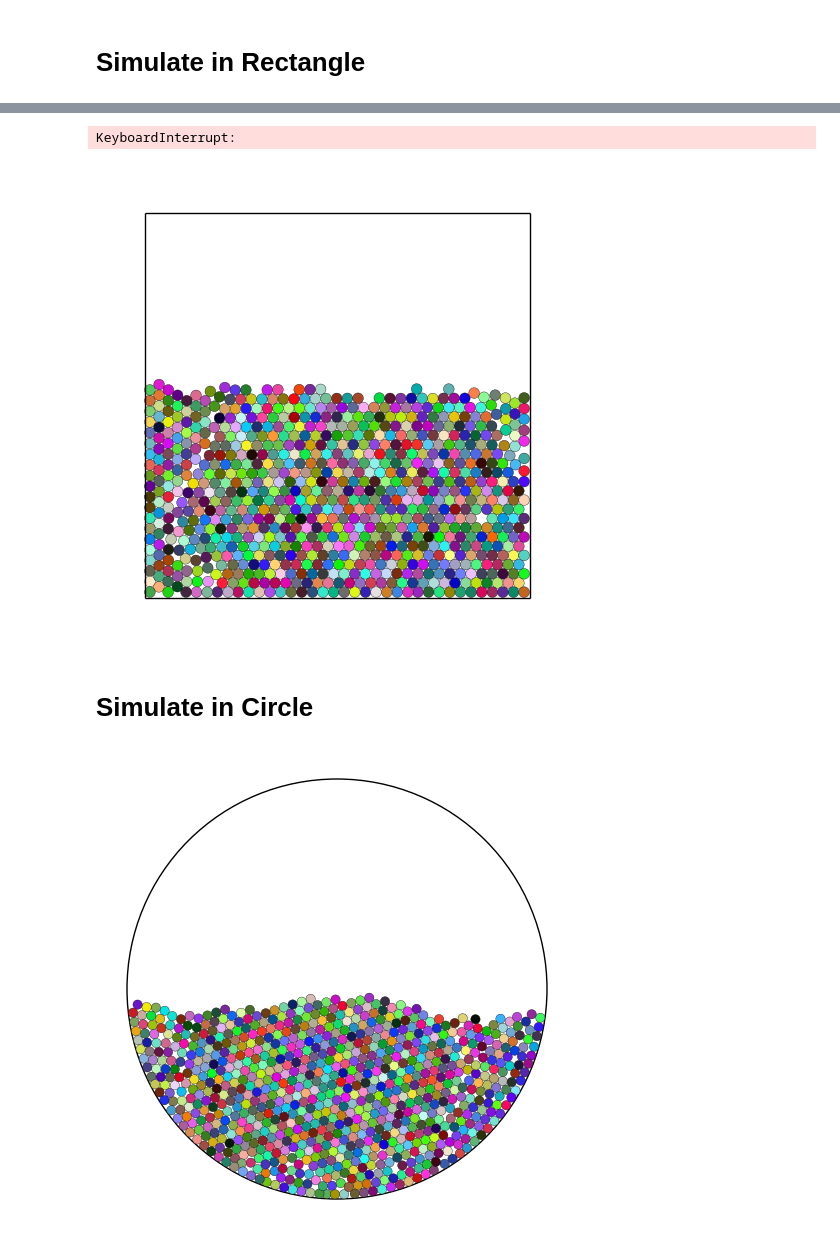
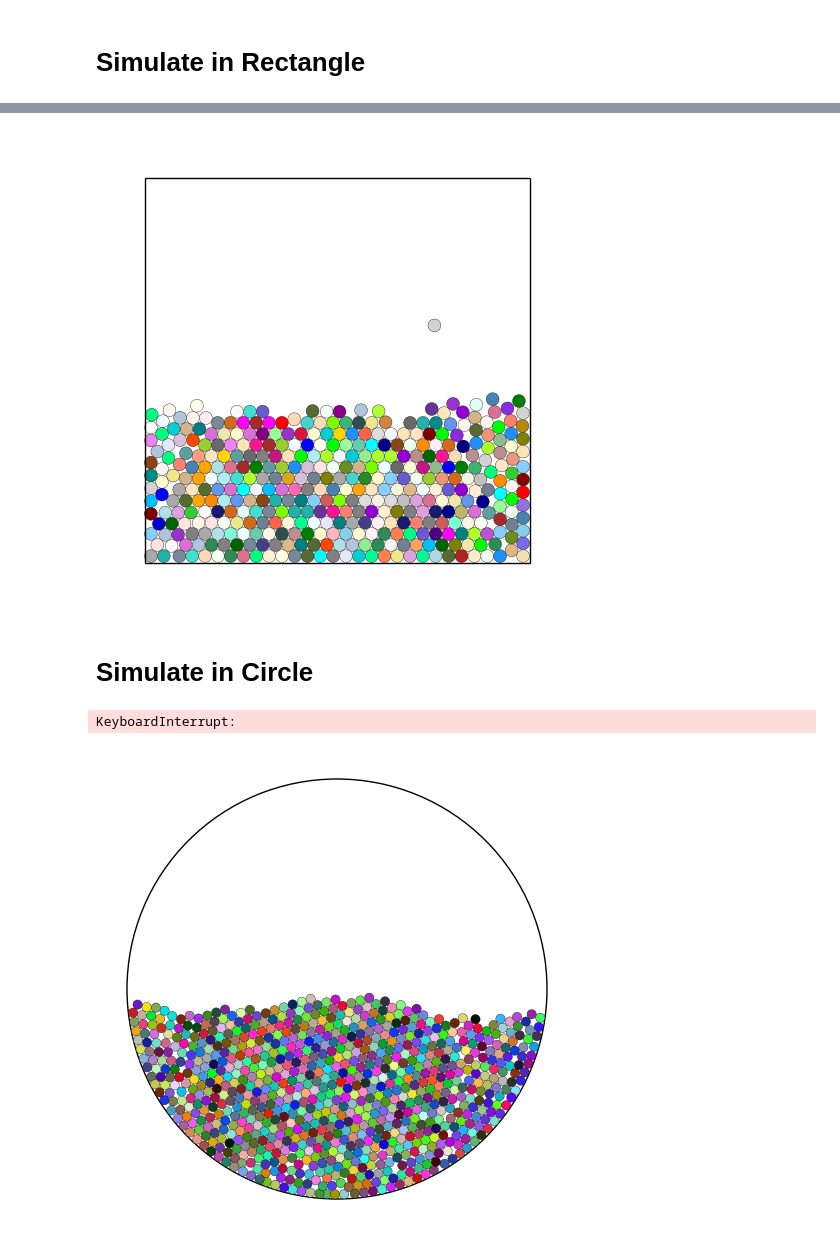
Before and after one commit to seba2390/ParticleSimulations, a Jupyter notebook: main.ipynb, the cells around one changed output, grey strips where cells are left out. Cells and saved outputs as stored; diff of their text form; code cells hidden in the pictures.

```diff
--- a/main.ipynb
+++ b/main.ipynb
@@ -10,14 +10,14 @@ from src.objects import Rectangle, Circle, Triangle, DoubleRectangle, draw_grid
 # Simulate in Rectangle
 # %%
 # Initialize rectangle scene
-width = 9
-height = 9
+width = 6
+height = 6
 rectangle_scene = Rectangle(width=width, height=height, vertical_gravity=600.0, restitution=0.8)
 #rectangle_scene = Rectangle(width=width, height=height, vertical_gravity=0.0, restitution=1.0)
 
 # Generate particles
-num_particles = 1000
-radius_range = (0.125, 0.125)
+num_particles = 400
+radius_range = (0.1, 0.1)
 density_range = (1.0, 1.0)
 
 # Add particles to the rectangle scene
@@ -30,12 +28,10 @@ rectangle_scene.generate_particles(num_particles=num_particles,
 # %%
 # Simulation parameters
-n_steps = 6000
+n_steps = 2000
 dt = 0.0001
 
 for _ in tqdm(range(n_steps)):
     rectangle_scene.simulate(1, dt)
-# %% [output]
-KeyboardInterrupt:
 # %%
 # New parameter to control frame skipping
 skip_frames = 20  # Change this value to skip frames (e.g., 2 to skip every other frame). Makes animation speed up
@@ -53,6 +49,11 @@ ax.hlines(y=0, xmin=0, xmax=width, ls='-', lw=wall_width, color='black')
 ax.vlines(x=0, ymin=0, ymax=height, ls='-', lw=wall_width, color='black')
 ax.vlines(x=width, ymin=0, ymax=height, ls='-', lw=wall_width, color='black')
 
+ax.set_xticks([])
+ax.set_yticks([])
+ax.set_aspect('equal', 'box')
+plt.axis('off')
+
 # Add partitioning grid to scene
 #draw_grid(ax=ax, scene_obj=rectangle_scene)
 
@@ -61,40 +62,35 @@ circles = []
 for particle in rectangle_scene.particles:
     circle = plt.Circle(particle.position, particle.radius, facecolor=particle.color, edgecolor='black', linewidth = 0.25, fill=True)
     ax.add_patch(circle)
     circles.append(circle)
 
-ax.set_xticks([])
-ax.set_yticks([])
-ax.set_aspect('equal', 'box')
-plt.axis('off')
 
 # Adjust the number of frames based on the skip_frames parameter
 adjusted_n_steps = n_steps // skip_frames
 
 pbar = tqdm(total=adjusted_n_steps)
 # Update function for the animation
 def update(frame):
     # Adjust frame based on skip_frames
     frame = frame * skip_frames
 
     # For each particle, get the position from its path_history at the adjusted frame
     for i, particle in enumerate(rectangle_scene.particles):
-        if frame < len(particle.path_history):  # Ensure the frame doesn't exceed path_history length
             circles[i].center = particle.path_history[frame]  # Update position from path_history
 
     pbar.update(1)
     return circles
 
 
 # Create the animation
 ani = FuncAnimation(fig, update, frames=adjusted_n_steps, interval=30, blit=True)
 
 # Save animation to file (optional)
-ani.save(filename="examples/gravity_rectangle_particle_simulation.gif", writer='pillow', dpi=200)
+ani.save(filename="examples/rectangle_particle_simulation.gif", writer='pillow', dpi=200)
 
 pbar.close()
 # %% [output]
-[figure, old version]
+[figure, new version]
 # %% [markdown]
 # Simulate in Circle
 # %%
@@ -115,12 +111,14 @@ circle_scene.generate_particles(num_particles=num_particles,
                                 speed_scaling=15)
 # %%
 # Simulation parameters
-n_steps = 6000
+n_steps = 5000
 dt = 0.0001
 
 # Simulate the scene
 for _ in tqdm(range(n_steps)):
     circle_scene.simulate(1, dt)
+# %% [output]
+KeyboardInterrupt:
 # %%
 # New parameter to control frame skipping
 skip_frames = 20  # Change this value to skip frames (e.g., 2 to skip every other frame). Makes animation speed up
```
Also changed, not shown: parts of 7 cells of this notebook, 5 other files.
